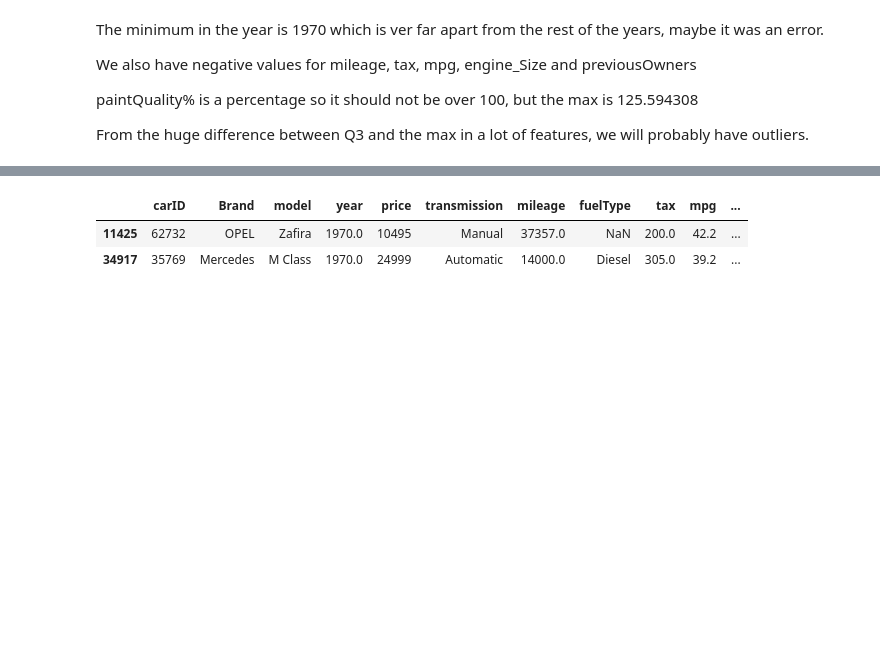
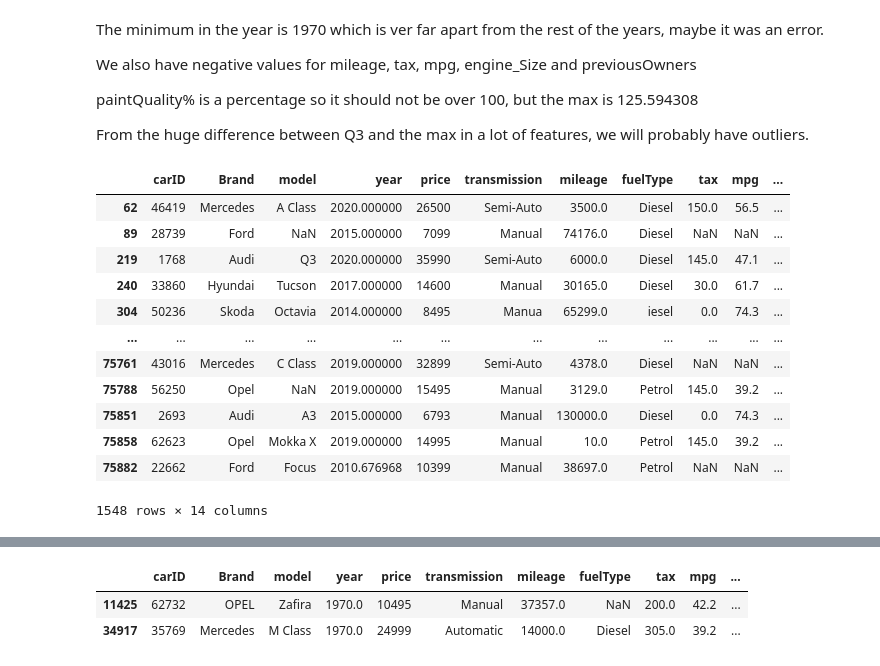
Before and after one commit to barbara-sousa-franco/Machine-Learning-Project, a Jupyter notebook: Deliverable 1.ipynb, the cells around one changed output, grey strips where cells are left out. Cells and saved outputs as stored; diff of their text form; code cells hidden in the pictures; blank space fills up the shorter version.

```diff
--- a/Deliverable 1.ipynb
+++ b/Deliverable 1.ipynb
@@ -127,3 +133,19 @@ We also have negative values for mileage, tax, mpg, engine_Size and previousOwne
 paintQuality% is a percentage so it should not be over 100, but the max is 125.594308
 
 From the  huge difference between Q3 and the max in a lot of features, we will probably have outliers.
+# %%
+df_train[df_train['hasDamage'] != 0]
+# %% [output]
+|  | carID | Brand | model | year | price | transmission | mileage | fuelType | tax | mpg | ... |
+| 62 | 46419 | Mercedes | A Class | 2020.000000 | 26500 | Semi-Auto | 3500.0 | Diesel | 150.0 | 56.5 | ... |
+| 89 | 28739 | Ford | NaN | 2015.000000 | 7099 | Manual | 74176.0 | Diesel | NaN | NaN | ... |
+| 219 | 1768 | Audi | Q3 | 2020.000000 | 35990 | Semi-Auto | 6000.0 | Diesel | 145.0 | 47.1 | ... |
+| 240 | 33860 | Hyundai | Tucson | 2017.000000 | 14600 | Manual | 30165.0 | Diesel | 30.0 | 61.7 | ... |
+| 304 | 50236 | Skoda | Octavia | 2014.000000 | 8495 | Manua | 65299.0 | iesel | 0.0 | 74.3 | ... |
+| ... | ... | ... | ... | ... | ... | ... | ... | ... | ... | ... | ... |
+| 75761 | 43016 | Mercedes | C Class | 2019.000000 | 32899 | Semi-Auto | 4378.0 | Diesel | NaN | NaN | ... |
+| 75788 | 56250 | Opel | NaN | 2019.000000 | 15495 | Manual | 3129.0 | Petrol | 145.0 | 39.2 | ... |
+| 75851 | 2693 | Audi | A3 | 2015.000000 | 6793 | Manual | 130000.0 | Diesel | 0.0 | 74.3 | ... |
+| 75858 | 62623 | Opel | Mokka X | 2019.000000 | 14995 | Manual | 10.0 | Petrol | 145.0 | 39.2 | ... |
+| 75882 | 22662 | Ford | Focus | 2010.676968 | 10399 | Manual | 38697.0 | Petrol | NaN | NaN | ... |
+1548 rows × 14 columns
```
Also changed, not shown: parts of 34 cells of this notebook.
